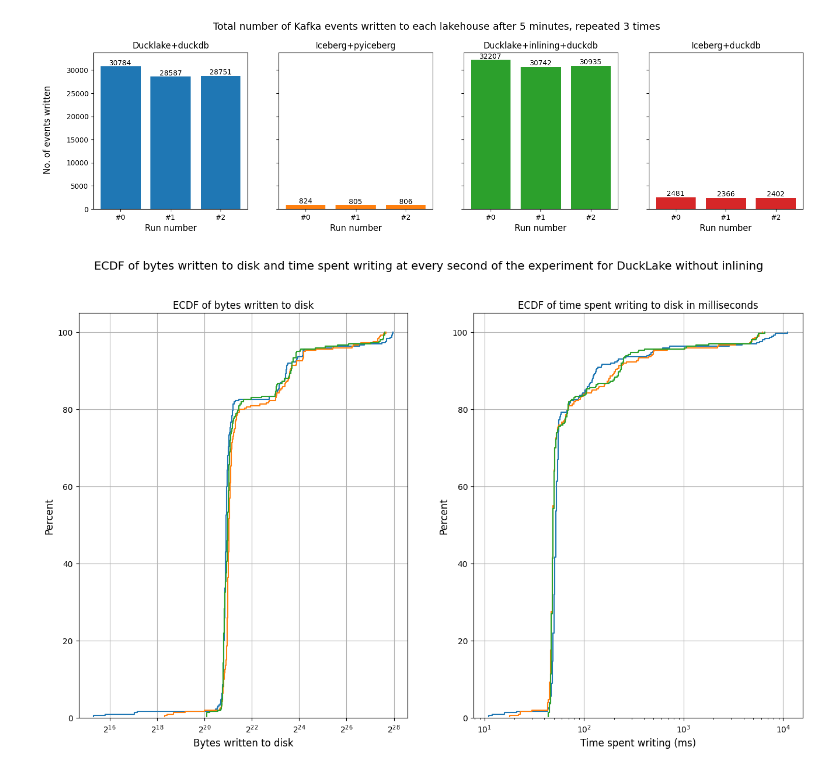
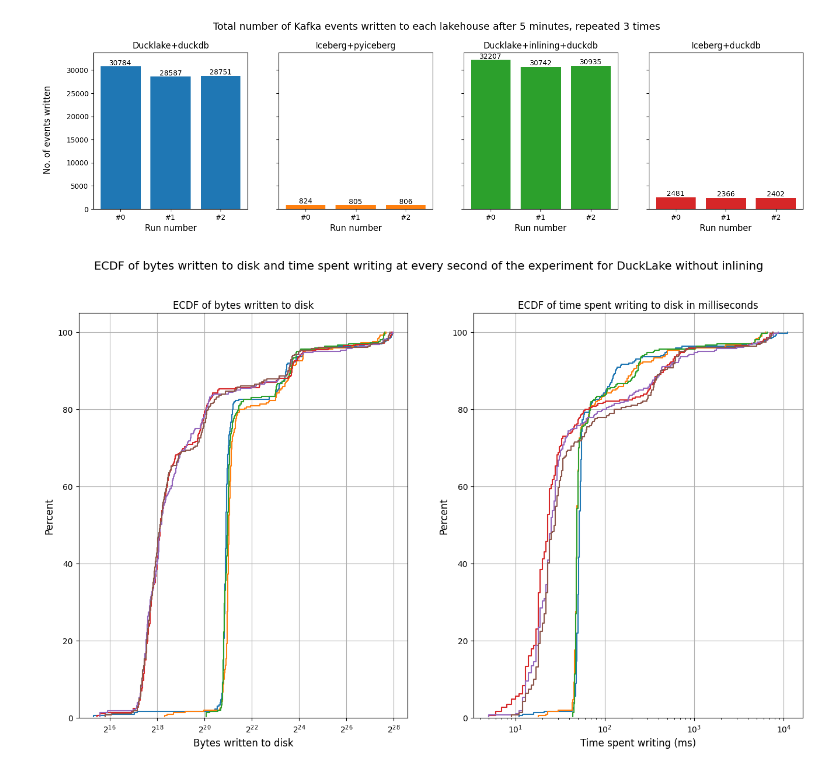
Before and after one commit to schmidtvinicius/thesis, a Jupyter notebook: benchmark/analysis/analysis.ipynb, the cells around one changed output. Saved outputs shown, nothing was run; the diff lists cells and outputs as text; code cells hidden in the pictures.

```diff
--- a/benchmark/analysis/analysis.ipynb
+++ b/benchmark/analysis/analysis.ipynb
@@ -103,12 +104,14 @@ plt.show()
 [figure]
 # %%
 def get_hardware_metrics(run_id: int):
-    return conn.query("SELECT id, " \
+    return conn.query("SELECT id % 300 AS time_step, " \
+                        "experiment_id, " \
                         "cpu_percentage, " \
                         "COALESCE(bytes_written - LAG(bytes_written) OVER (ORDER BY id), 0) AS bytes_written_clean," \
                         "COALESCE(write_time_ms - LAG(write_time_ms) OVER (ORDER BY id), 0) AS write_time_clean " \
                         "FROM hardware_metrics " \
-                        "WHERE experiment_id = ?;", params=[run_id]).fetchnumpy()
+                        "WHERE experiment_id = ? " \
+                        "ORDER BY experiment_id;", params=[run_id]).fetchnumpy()
 
 hardware_metrics = get_hardware_metrics(1)
 # %%
@@ -133,7 +136,8 @@ def plot_disk_io_stats(hardware_metrics: list[np.array]):
 # %%
 # plt.figure(figsize=(12,9))
 # plt.grid(visible=True)
-plot_disk_io_stats([get_hardware_metrics(i) for i in range(1,4)])
+plot_disk_io_stats([get_hardware_metrics(i) for i in range(1,7)])
+# plot_disk_io_stats([get_hardware_metrics(i) for i in range(4,7)])
 # plt.show()
 # %% [output]
-[figure, old version]
+[figure, new version]
```
Also changed, not shown: parts of 11 cells of this notebook, 1 other file.
